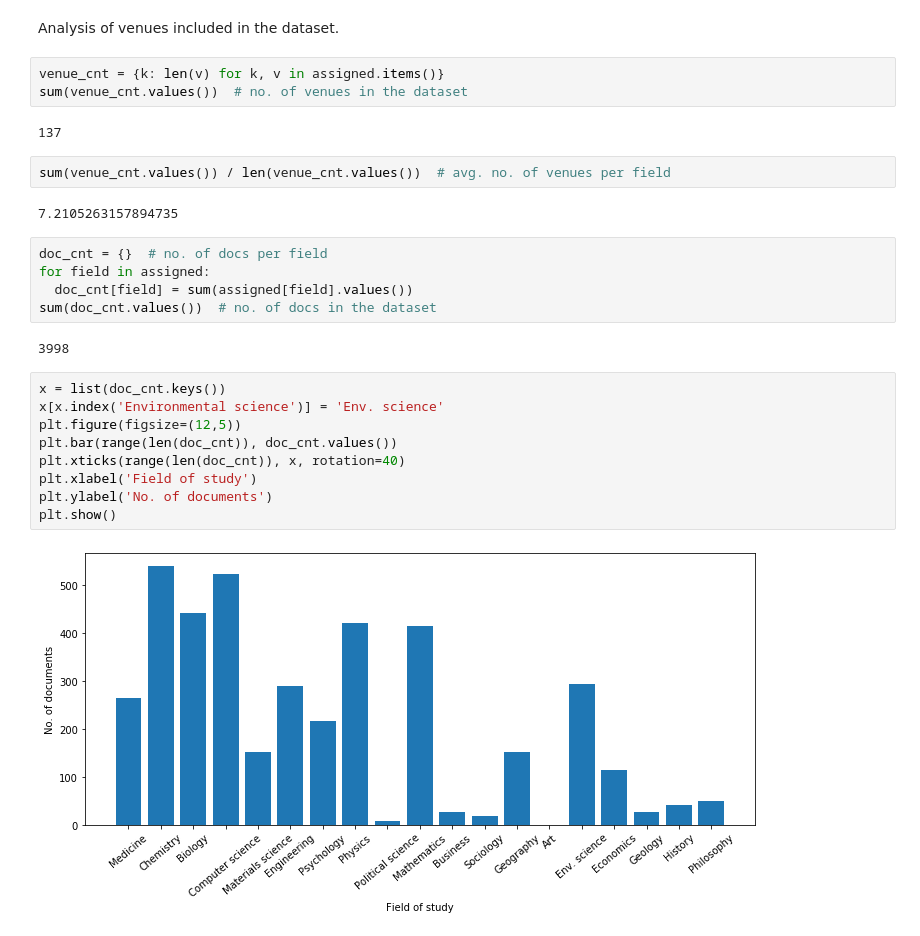
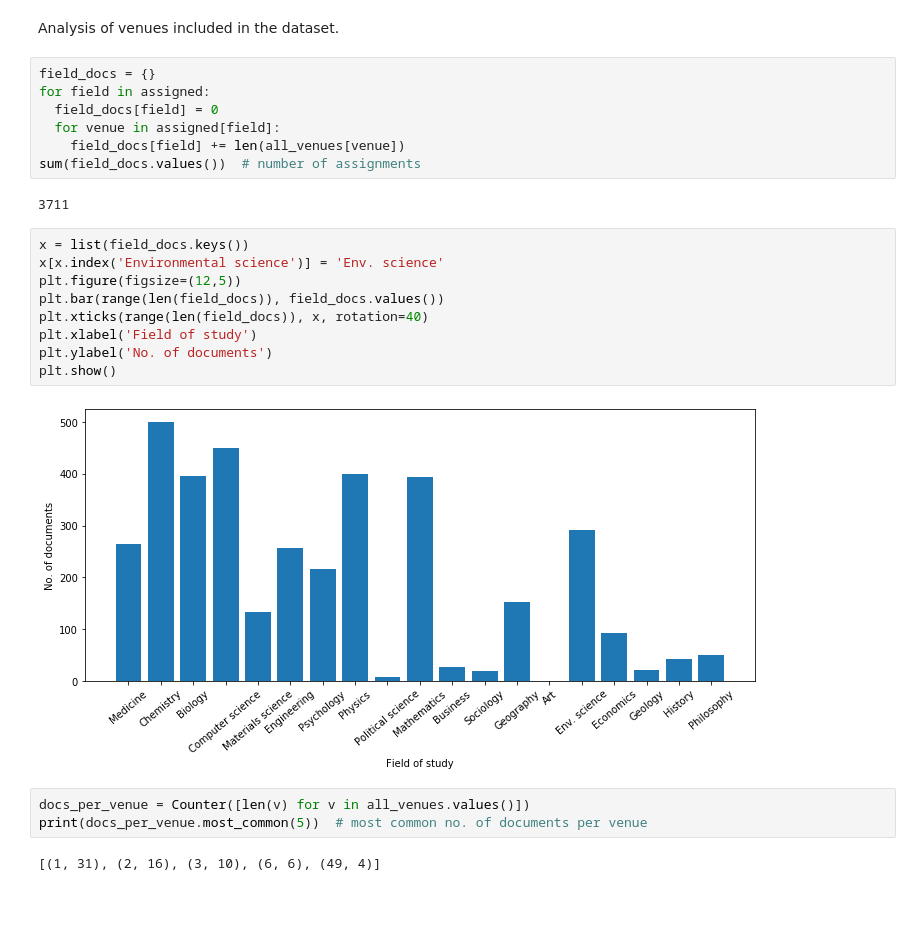
Before and after one commit to uni-carlosfranzreb/thesis_openalex, a Jupyter notebook: analysis/mapping_venues.ipynb, the cells around one changed output. Drawn from its saved outputs; the diff is of its cells as text; blank space fills up the shorter version.

Commit message:
Analyse the venue evaluation set

```diff
--- a/analysis/mapping_venues.ipynb
+++ b/analysis/mapping_venues.ipynb
@@ -53,30 +54,28 @@ referees 70
 total 153
 # %% [markdown]
 Analysis of venues included in the dataset.
-# %%
-venue_cnt = {k: len(v) for k, v in assigned.items()}
-sum(venue_cnt.values())  # no. of venues in the dataset
-# %% [output]
-137
-# %%
-sum(venue_cnt.values()) / len(venue_cnt.values())  # avg. no. of venues per field
-# %% [output]
-7.2105263157894735
-# %%
-doc_cnt = {}  # no. of docs per field
-for field in assigned:
-  doc_cnt[field] = sum(assigned[field].values())
-sum(doc_cnt.values())  # no. of docs in the dataset
-# %% [output]
-3998
+# %%
+field_docs = {}
+for field in assigned:
+  field_docs[field] = 0
+  for venue in assigned[field]:
+    field_docs[field] += len(all_venues[venue])
+sum(field_docs.values())  # number of assignments
+# %% [output]
+3711
 # %%
-x = list(doc_cnt.keys())
+x = list(field_docs.keys())
 x[x.index('Environmental science')] = 'Env. science'
 plt.figure(figsize=(12,5))
-plt.bar(range(len(doc_cnt)), doc_cnt.values())
-plt.xticks(range(len(doc_cnt)), x, rotation=40)
+plt.bar(range(len(field_docs)), field_docs.values())
+plt.xticks(range(len(field_docs)), x, rotation=40)
 plt.xlabel('Field of study')
 plt.ylabel('No. of documents')
 plt.show()
 # %% [output]
-[figure, old version]
+[figure, new version]
+# %%
+docs_per_venue = Counter([len(v) for v in all_venues.values()])
+print(docs_per_venue.most_common(5))  # most common no. of documents per venue
+# %% [output]
+[(1, 31), (2, 16), (3, 10), (6, 6), (49, 4)]
```
Also changed, not shown: parts of 4 cells of this notebook.
